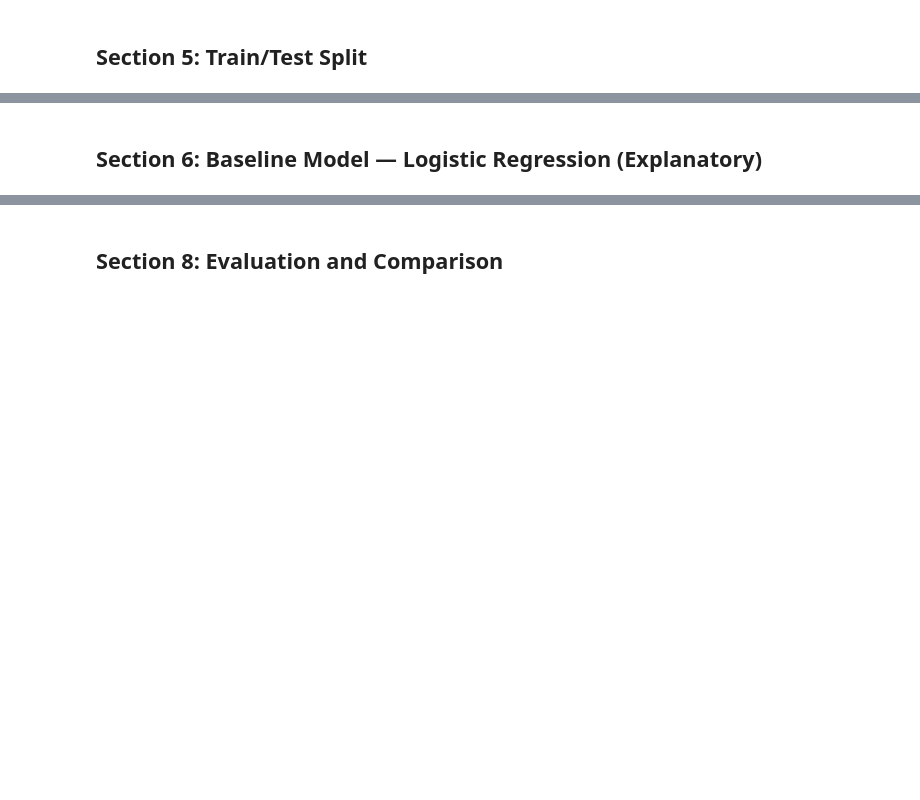
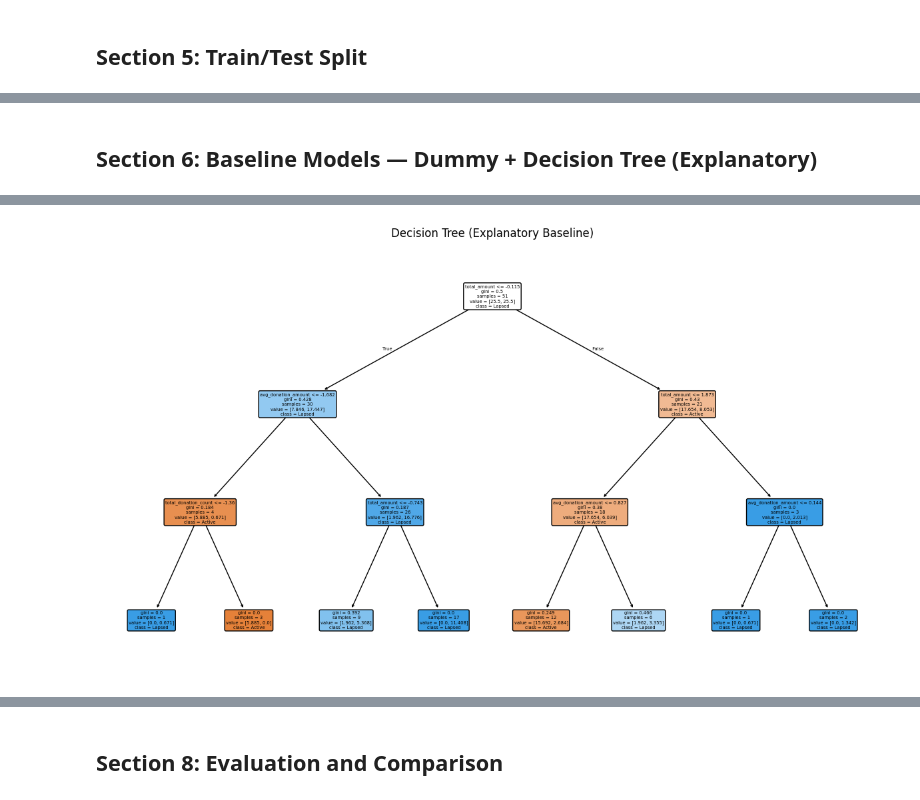
Before and after one commit to mitchsmii/Intex, a Jupyter notebook: ml_pipelines/models/01_donor_churn/donor_churn.ipynb, the cells around one changed output, grey strips where cells are left out. Drawn from its saved outputs; the diff is of its cells as text; code cells hidden in the pictures; blank space fills up the shorter version.

Commit message:
updated donor_churn pipeline

```diff
--- a/ml_pipelines/models/01_donor_churn/donor_churn.ipynb
+++ b/ml_pipelines/models/01_donor_churn/donor_churn.ipynb
@@ -229,24 +266,66 @@ y_test shape: (13,)
 # %% [markdown]
-## Section 6: Baseline Model — Logistic Regression (Explanatory)
+## Section 6: Baseline Models — Dummy + Decision Tree (Explanatory)
 # %%
-from sklearn.linear_model import LogisticRegression
 import pandas as pd
+import matplotlib.pyplot as plt
 
-from utils.evaluation import evaluate_classifier
+from sklearn.dummy import DummyClassifier
+from sklearn.tree import DecisionTreeClassifier, export_text, plot_tree
+from sklearn.metrics import accuracy_score, precision_score, recall_score, f1_score, classification_report
 
-log_reg = LogisticRegression(class_weight="balanced", max_iter=1000)
-log_reg.fit(X_train, y_train)
 
-y_pred_log_reg = log_reg.predict(X_test)
-evaluate_classifier(y_test, y_pred_log_reg, "Logistic Regression (Baseline)")
+def summarize_metrics(y_true, y_pred, label):
+    return {
+        "Model": label,
+        "Accuracy": accuracy_score(y_true, y_pred),
+        "Precision": precision_score(y_true, y_pred, zero_division=0),
+        "Recall": recall_score(y_true, y_pred, zero_division=0),
+        "F1": f1_score(y_true, y_pred, zero_division=0),
+    }
 
-coef_df = pd.DataFrame(
-    {
-        "feature": X_train.columns,
-        "coefficient": log_reg.coef_[0],
-    }
-).sort_values("coefficient", ascending=False)
 
-print("\nLogistic Regression Coefficients (sorted):")
-print(coef_df)
+# Ch. 15: majority-class baseline for context.
+dummy_pipeline = build_model_pipeline(DummyClassifier(strategy="most_frequent"))
+# Ch. 16: shallow tree for explainability.
+dt_pipeline = build_model_pipeline(
+    DecisionTreeClassifier(max_depth=3, class_weight="balanced", random_state=42)
+)
+
+dummy_pipeline.fit(X_train, y_train)
+dt_pipeline.fit(X_train, y_train)
+
+y_pred_dummy = dummy_pipeline.predict(X_test)
+y_pred_dt = dt_pipeline.predict(X_test)
+
+baseline_test_summary = pd.DataFrame(
+    [
+        summarize_metrics(y_test, y_pred_dummy, "Dummy (Most Frequent)"),
+        summarize_metrics(y_test, y_pred_dt, "Decision Tree (max_depth=3)"),
+    ]
+)
+
+print("Baseline/Test Metrics")
+print(baseline_test_summary.to_string(index=False))
+print("\nDecision Tree Classification Report")
+print(classification_report(y_test, y_pred_dt, digits=4))
+
+selector = dt_pipeline.named_steps["select"]
+selected_features = X_train.columns[selector.get_support()].tolist()
+tree_model = dt_pipeline.named_steps["model"]
+
+print("\nDecision Tree Rules (after feature selection):")
+print(export_text(tree_model, feature_names=selected_features))
+
+plt.figure(figsize=(12, 7))
+plot_tree(
+    tree_model,
+    feature_names=selected_features,
+    class_names=["Active", "Lapsed"],
+    filled=True,
+    max_depth=3,
+    rounded=True,
+)
+plt.title("Decision Tree (Explanatory Baseline)")
+plt.tight_layout()
+plt.show()
 # %% [output]
@@ -268,0 +349 @@ Logistic Regression Coefficients (sorted):
+[figure, added]
```
Also changed, not shown: parts of 19 cells of this notebook, 11 other files.
